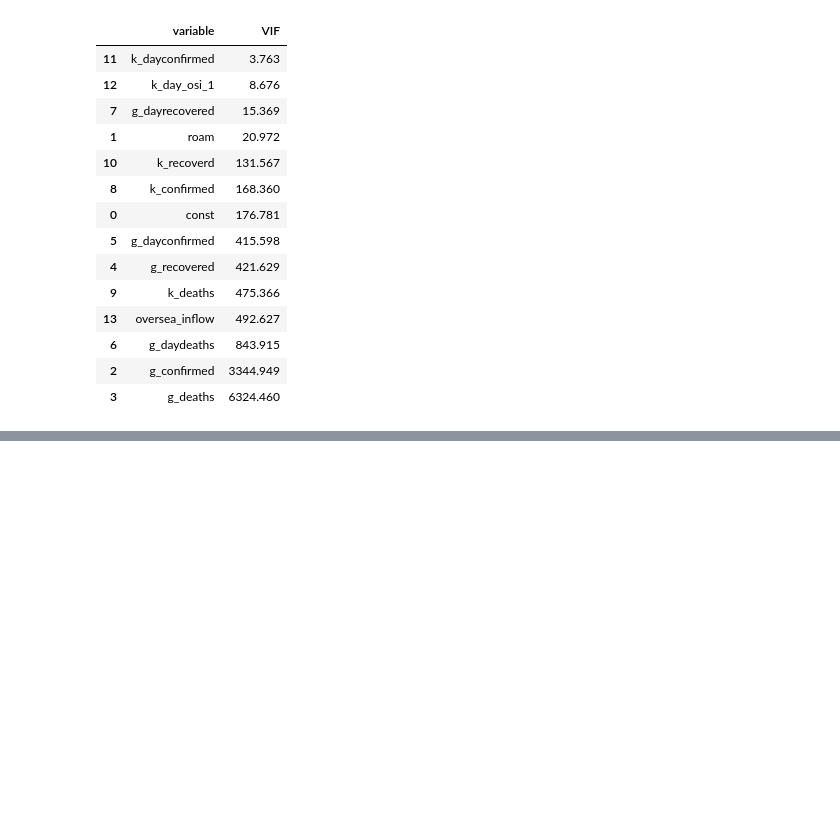
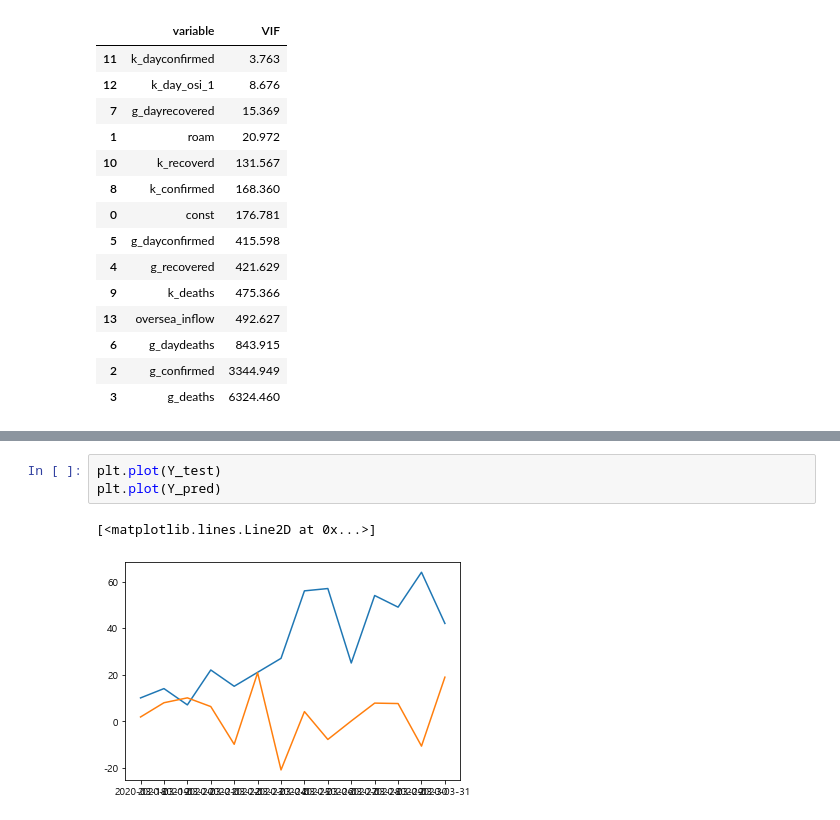
Before and after one commit to Hinterhalter/Post-COVID-19_modeling, a Jupyter notebook: Regression_model.ipynb, the cells around one changed output, grey strips where cells are left out. Drawn from its saved outputs; the diff is of its cells as text; blank space fills up the shorter version.

```diff
--- a/Regression_model.ipynb
+++ b/Regression_model.ipynb
@@ -172,0 +284,6 @@ df_vif.round(3)
+# %%
+plt.plot(Y_test)
+plt.plot(Y_pred)
+# %% [output]
+[<matplotlib.lines.Line2D at 0x...>]
+[figure, added]
```
Also changed, not shown: parts of 14 cells of this notebook.
